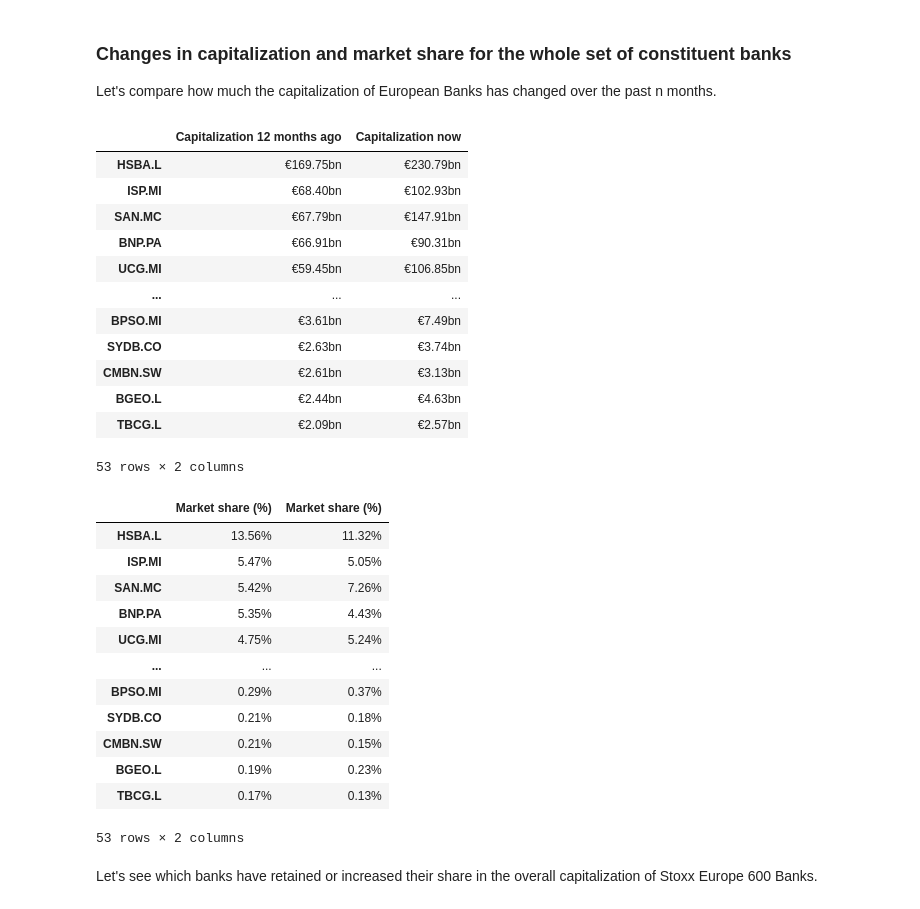
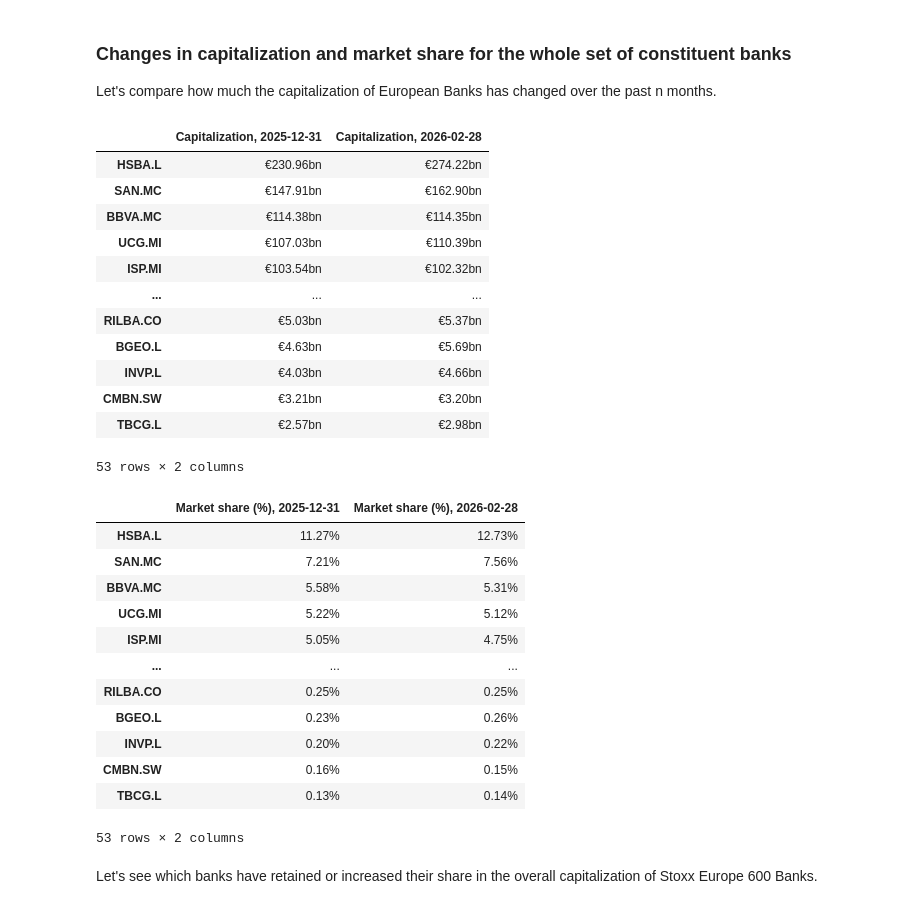
Before and after one commit to ilchen/EU_Economic_Data_Analysis, a Jupyter notebook: Stock_Market_Stoxx_Europe_Banks.ipynb, the cells around one changed output. Saved outputs shown, nothing was run; the diff lists cells and outputs as text; code cells hidden in the pictures.

```diff
--- a/Stock_Market_Stoxx_Europe_Banks.ipynb
+++ b/Stock_Market_Stoxx_Europe_Banks.ipynb
@@ -402,51 +402,52 @@ months_ago = 12
 TITLE_PFX = 'Year-over-Year '
 
 # Uncomment if you want to look at YTD changes
-# months_ago = stoxx600_banks_metrics.data.index[-1].date().month
-# TITLE_PFX = 'YTD '
+months_ago = stoxx600_banks_metrics.data.index[-1].date().month
+TITLE_PFX = 'YTD '
 
-all_now = stoxx600_banks_metrics.get_top_n_capitalization_companies_for_day(
-    100, merge_additional_share_classes=True)
-n_months_ago = stoxx600_banks_metrics.get_top_n_capitalization_companies_for_month(
-    100, stoxx600_banks_metrics.data.index[-1] - pd.DateOffset(months=+months_ago), method='last')
+banks_cap = stoxx600_banks_metrics.get_capitalization_for_companies(stoxx600_banks, method='last')
+all_now = banks_cap.iloc[-1]
+date_n_months_ago = pd.offsets.MonthEnd(0).rollforward(banks_cap.index[-1] - pd.DateOffset(months=months_ago))
+n_months_ago = banks_cap.loc[date_n_months_ago]
 # %%
-all_today = pd.concat([n_months_ago.Capitalization, all_now.Capitalization], axis=1) / 1e9
-all_today.columns = [stoxx600_banks_metrics.CAPITALIZATION + sfx for sfx in [f' {months_ago} months ago', ' now']]
-all_today_pct = pd.concat([n_months_ago.iloc[:,1], all_now.iloc[:,1]], axis=1)
+all_today = pd.concat([n_months_ago.iloc[1:], all_now.iloc[1:]], axis=1) / 1e9
+all_today.columns = all_today.columns.map((stoxx600_banks_metrics.CAPITALIZATION + ', {:%Y-%m-%d}').format)
+all_today_pct = pd.concat([n_months_ago.iloc[1:]/n_months_ago.Capitalization, all_now.iloc[1:]/all_now.Capitalization], axis=1)
+all_today_pct.columns = all_today_pct.columns.map((stoxx600_banks_metrics.MKT_SHARE + ', {:%Y-%m-%d}').format)
 # %%
 pd.options.display.float_format = (lambda x: '{:.2%}'.format(x) if x < .3 else '€{:,.2f}bn'.format(x))
 pd.options.display.max_rows = 50
 # %%
-all_today
+all_today.sort_values(by=all_today.columns[0], ascending=False)
 # %% [output]
-|  | Capitalization 12 months ago | Capitalization now |
-| HSBA.L | €169.75bn | €230.79bn |
-| ISP.MI | €68.40bn | €102.93bn |
-| SAN.MC | €67.79bn | €147.91bn |
-| BNP.PA | €66.91bn | €90.31bn |
-| UCG.MI | €59.45bn | €106.85bn |
+|  | Capitalization, 2025-12-31 | Capitalization, 2026-02-28 |
+| HSBA.L | €230.96bn | €274.22bn |
+| SAN.MC | €147.91bn | €162.90bn |
+| BBVA.MC | €114.38bn | €114.35bn |
+| UCG.MI | €107.03bn | €110.39bn |
+| ISP.MI | €103.54bn | €102.32bn |
 | ... | ... | ... |
-| BPSO.MI | €3.61bn | €7.49bn |
-| SYDB.CO | €2.63bn | €3.74bn |
-| CMBN.SW | €2.61bn | €3.13bn |
-| BGEO.L | €2.44bn | €4.63bn |
-| TBCG.L | €2.09bn | €2.57bn |
+| RILBA.CO | €5.03bn | €5.37bn |
+| BGEO.L | €4.63bn | €5.69bn |
+| INVP.L | €4.03bn | €4.66bn |
+| CMBN.SW | €3.21bn | €3.20bn |
+| TBCG.L | €2.57bn | €2.98bn |
 53 rows × 2 columns
 # %%
-all_today_pct
+all_today_pct.sort_values(by=all_today_pct.columns[0], ascending=False)
 # %% [output]
-|  | Market share (%) | Market share (%) |
-| HSBA.L | 13.56% | 11.32% |
-| ISP.MI | 5.47% | 5.05% |
-| SAN.MC | 5.42% | 7.26% |
-| BNP.PA | 5.35% | 4.43% |
-| UCG.MI | 4.75% | 5.24% |
+|  | Market share (%), 2025-12-31 | Market share (%), 2026-02-28 |
+| HSBA.L | 11.27% | 12.73% |
+| SAN.MC | 7.21% | 7.56% |
+| BBVA.MC | 5.58% | 5.31% |
+| UCG.MI | 5.22% | 5.12% |
+| ISP.MI | 5.05% | 4.75% |
 | ... | ... | ... |
-| BPSO.MI | 0.29% | 0.37% |
-| SYDB.CO | 0.21% | 0.18% |
-| CMBN.SW | 0.21% | 0.15% |
-| BGEO.L | 0.19% | 0.23% |
-| TBCG.L | 0.17% | 0.13% |
+| RILBA.CO | 0.25% | 0.25% |
+| BGEO.L | 0.23% | 0.26% |
+| INVP.L | 0.20% | 0.22% |
+| CMBN.SW | 0.16% | 0.15% |
+| TBCG.L | 0.13% | 0.14% |
 53 rows × 2 columns
 # %% [markdown]
 Let's see which banks have retained or increased their share in the overall capitalization of Stoxx Europe 600 Banks.
```
Also changed, not shown: parts of 29 cells of this notebook, 1 other file.
